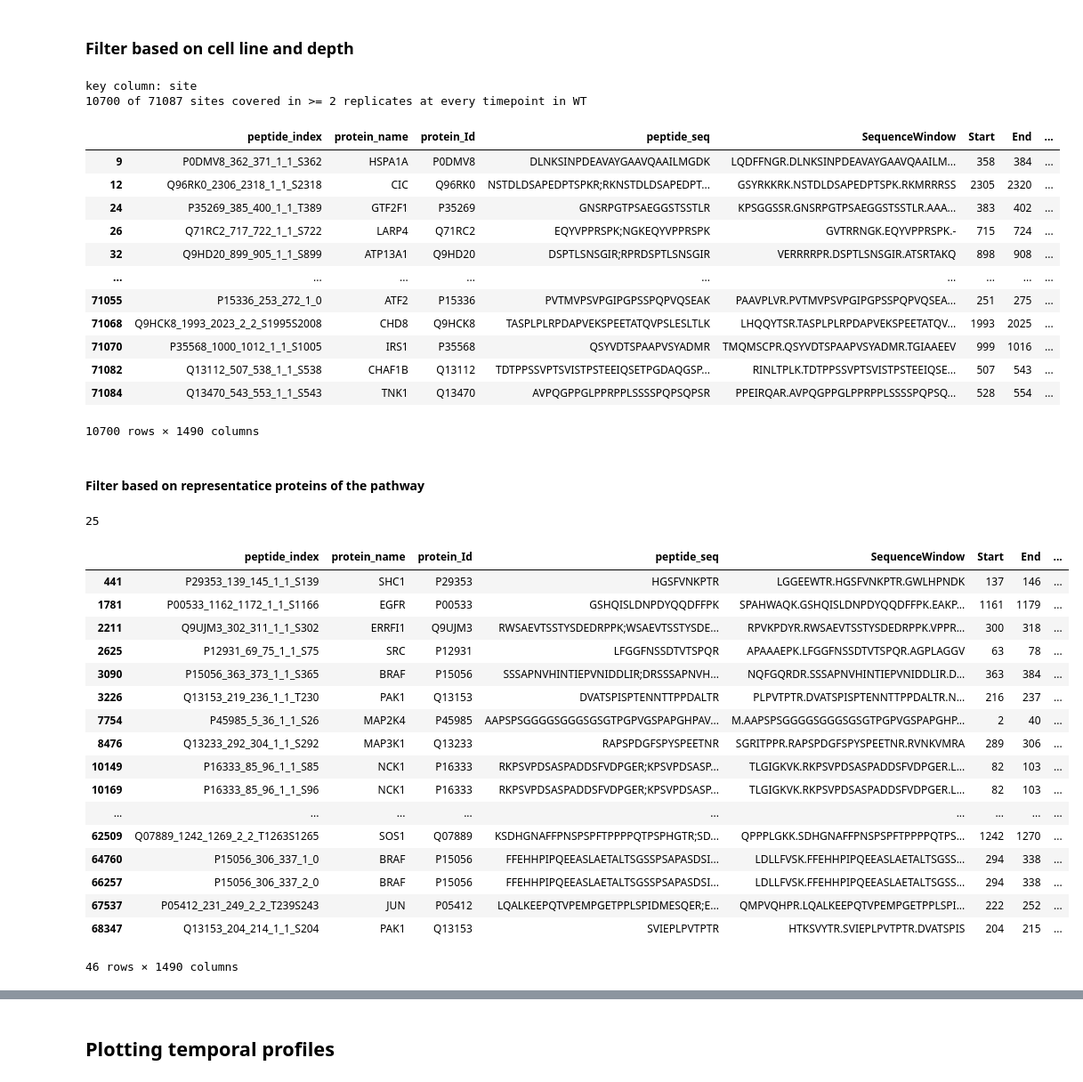
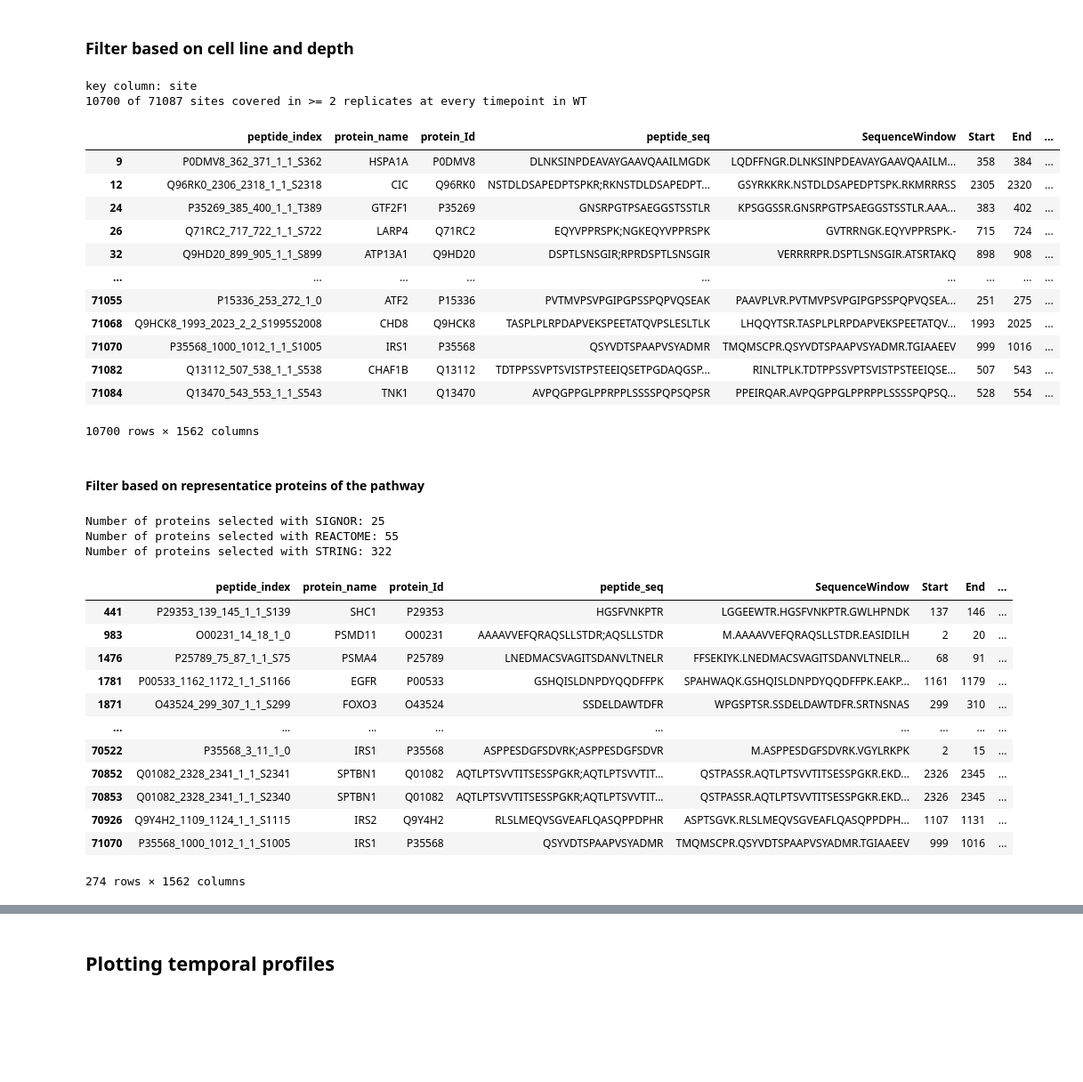
Before and after one commit to IgnacioNavas/TMT_Data_analysis, a Jupyter notebook: notebooks/02_qc/diaPASEF_QC.ipynb, the cells around one changed output, grey strips where cells are left out. Shown at 89% size. Saved outputs shown, nothing was run; the diff lists cells and outputs as text; code cells hidden in the pictures; blank space fills up the shorter version.

```diff
--- a/notebooks/02_qc/diaPASEF_QC.ipynb
+++ b/notebooks/02_qc/diaPASEF_QC.ipynb
@@ -13,3 +15,6 @@ from src.column_spec import *
 # %%
-df = pd.read_csv("../../Experiment/hme1_diaPASEF/Data/Processed/20260818_peptide_MS2quant_None_transformed_limma_phPlus.tsv", sep="\t", low_memory=False)
-df.head(5)
+# df = pd.read_csv("../../Experiment/hme1_diaPASEF/Data/Processed/20260818_peptide_MS2quant_None_transformed_limma_phPlus.tsv", sep="\t", low_memory=False)
+# df = pd.read_csv("../../Experiment/hme1_diaPASEF/Data/Processed/20260819_peptide_MS2quant_Norm_preprocessed.tsv", sep="\t", low_memory=False)
+# df_batch_log2 = pd.read_csv("../../Experiment/hme1_diaPASEF/Data/Processed/20260824_peptide_MS2quant_None_renamed_batchcorrected.tsv", sep="\t", low_memory=False)
+df_batch = pd.read_csv("../../Experiment/hme1_diaPASEF/Data/Processed/20260824_peptide_MS2quant_None_batchCorrected_transformed_limma_phPlus.tsv", sep="\t", low_memory=False)
+# df.head(5)
@@ -293,45 +292,42 @@ key column: site
 | 71070 | P35568_1000_1012_1_1_S1005 | IRS1 | P35568 | QSYVDTSPAAPVSYADMR | TMQMSCPR.QSYVDTSPAAPVSYADMR.TGIAAEEV | 999 | 1016 | ... |
 | 71082 | Q13112_507_538_1_1_S538 | CHAF1B | Q13112 | TDTPPSSVPTSVISTPSTEEIQSETPGDAQGSP... | RINLTPLK.TDTPPSSVPTSVISTPSTEEIQSE... | 507 | 543 | ... |
 | 71084 | Q13470_543_553_1_1_S543 | TNK1 | Q13470 | AVPQGPPGLPPRPPLSSSSPQPSQPSR | PPEIRQAR.AVPQGPPGLPPRPPLSSSSPQPSQ... | 528 | 554 | ... |
-10700 rows × 1490 columns
+10700 rows × 1562 columns
 # %% [markdown]
 #### Filter based on representatice proteins of the pathway
-# %%
-signor = pd.read_csv("../../External_Data/Metadata/Signor/SIGNOR-EGF_14_08_26.tsv", sep="\t", low_memory=False)
-
-signor_proteins = set(signor["IDA"].to_list() + signor["IDB"].to_list()) # ENTITYA  ENTITYB
-signor_proteins = [element for element in signor_proteins if "SIGNOR" not in element and "CHEBI" not in element]
-len(signor_proteins)
-# %% [output]
-25
+# %%
+signor = pd.read_csv("../../External_Data/Metadata/Signor/SIGNOR-EGF_14_08_26.tsv", sep="\t", low_memory=False)
+signor_proteins = set(signor["IDA"].to_list() + signor["IDB"].to_list()) # ENTITYA  ENTITYB
+signor_proteins = [element for element in signor_proteins if "SIGNOR" not in element and "CHEBI" not in element]
+print(f"Number of proteins selected with SIGNOR: {len(signor_proteins)}")
+
+reactome_EGFR= pd.read_csv("../../External_Data/Metadata/Reactome/EGFR_signaling_proteins_reactome.tsv", sep="\t", low_memory=False)
+reactome_proteins = reactome_EGFR["Identifier"].to_list()
+print(f"Number of proteins selected with REACTOME: {len(reactome_proteins)}")
+
+string_MAPK = pd.read_csv("../../External_Data/Metadata/String/MAPK_signaling_cascades_string_interactions.tsv", sep="\t", low_memory=False)
+string_proteins = set(string_MAPK["#node1"].to_list() + string_MAPK["node2"].to_list())
+print(f"Number of proteins selected with STRING: {len(string_proteins)}")
+# %% [output]
+Number of proteins selected with SIGNOR: 25
+Number of proteins selected with REACTOME: 55
+Number of proteins selected with STRING: 322
 # %%
-sub_df = WT_f_df.loc[WT_f_df["protein_Id"].isin(signor_proteins)].copy()
-
-# log2_cols = ColumnSpec.select(df = sub_df,
-#                               data_type = "log2:abs",
-#                               conditions=["_EGF_"],
-#                               cell_lines=["WT"],)
-#
-# sub_df = sub_df[["site"]+log2_cols]
+sub_df = WT_f_df.loc[WT_f_df["protein_name"].isin(string_proteins)].copy()
 sub_df
 # %% [output]
 |  | peptide_index | protein_name | protein_Id | peptide_seq | SequenceWindow | Start | End | ... |
 | 441 | P29353_139_145_1_1_S139 | SHC1 | P29353 | HGSFVNKPTR | LGGEEWTR.HGSFVNKPTR.GWLHPNDK | 137 | 146 | ... |
+| 983 | O00231_14_18_1_0 | PSMD11 | O00231 | AAAAVVEFQRAQSLLSTDR;AQSLLSTDR | M.AAAAVVEFQRAQSLLSTDR.EASIDILH | 2 | 20 | ... |
+| 1476 | P25789_75_87_1_1_S75 | PSMA4 | P25789 | LNEDMACSVAGITSDANVLTNELR | FFSEKIYK.LNEDMACSVAGITSDANVLTNELR... | 68 | 91 | ... |
 | 1781 | P00533_1162_1172_1_1_S1166 | EGFR | P00533 | GSHQISLDNPDYQQDFFPK | SPAHWAQK.GSHQISLDNPDYQQDFFPK.EAKP... | 1161 | 1179 | ... |
-| 2211 | Q9UJM3_302_311_1_1_S302 | ERRFI1 | Q9UJM3 | RWSAEVTSSTYSDEDRPPK;WSAEVTSSTYSDE... | RPVKPDYR.RWSAEVTSSTYSDEDRPPK.VPPR... | 300 | 318 | ... |
-| 2625 | P12931_69_75_1_1_S75 | SRC | P12931 | LFGGFNSSDTVTSPQR | APAAAEPK.LFGGFNSSDTVTSPQR.AGPLAGGV | 63 | 78 | ... |
-| 3090 | P15056_363_373_1_1_S365 | BRAF | P15056 | SSSAPNVHINTIEPVNIDDLIR;DRSSSAPNVH... | NQFGQRDR.SSSAPNVHINTIEPVNIDDLIR.D... | 363 | 384 | ... |
-| 3226 | Q13153_219_236_1_1_T230 | PAK1 | Q13153 | DVATSPISPTENNTTPPDALTR | PLPVTPTR.DVATSPISPTENNTTPPDALTR.N... | 216 | 237 | ... |
-| 7754 | P45985_5_36_1_1_S26 | MAP2K4 | P45985 | AAPSPSGGGGSGGGSGSGTPGPVGSPAPGHPAV... | M.AAPSPSGGGGSGGGSGSGTPGPVGSPAPGHP... | 2 | 40 | ... |
-| 8476 | Q13233_292_304_1_1_S292 | MAP3K1 | Q13233 | RAPSPDGFSPYSPEETNR | SGRITPPR.RAPSPDGFSPYSPEETNR.RVNKVMRA | 289 | 306 | ... |
-| 10149 | P16333_85_96_1_1_S85 | NCK1 | P16333 | RKPSVPDSASPADDSFVDPGER;KPSVPDSASP... | TLGIGKVK.RKPSVPDSASPADDSFVDPGER.L... | 82 | 103 | ... |
-| 10169 | P16333_85_96_1_1_S96 | NCK1 | P16333 | RKPSVPDSASPADDSFVDPGER;KPSVPDSASP... | TLGIGKVK.RKPSVPDSASPADDSFVDPGER.L... | 82 | 103 | ... |
+| 1871 | O43524_299_307_1_1_S299 | FOXO3 | O43524 | SSDELDAWTDFR | WPGSPTSR.SSDELDAWTDFR.SRTNSNAS | 299 | 310 | ... |
 | ... | ... | ... | ... | ... | ... | ... | ... | ... |
-| 62509 | Q07889_1242_1269_2_2_T1263S1265 | SOS1 | Q07889 | KSDHGNAFFPNSPSPFTPPPPQTPSPHGTR;SD... | QPPPLGKK.SDHGNAFFPNSPSPFTPPPPQTPS... | 1242 | 1270 | ... |
-| 64760 | P15056_306_337_1_0 | BRAF | P15056 | FFEHHPIPQEEASLAETALTSGSSPSAPASDSI... | LDLLFVSK.FFEHHPIPQEEASLAETALTSGSS... | 294 | 338 | ... |
-| 66257 | P15056_306_337_2_0 | BRAF | P15056 | FFEHHPIPQEEASLAETALTSGSSPSAPASDSI... | LDLLFVSK.FFEHHPIPQEEASLAETALTSGSS... | 294 | 338 | ... |
-| 67537 | P05412_231_249_2_2_T239S243 | JUN | P05412 | LQALKEEPQTVPEMPGETPPLSPIDMESQER;E... | QMPVQHPR.LQALKEEPQTVPEMPGETPPLSPI... | 222 | 252 | ... |
-| 68347 | Q13153_204_214_1_1_S204 | PAK1 | Q13153 | SVIEPLPVTPTR | HTKSVYTR.SVIEPLPVTPTR.DVATSPIS | 204 | 215 | ... |
+| 70522 | P35568_3_11_1_0 | IRS1 | P35568 | ASPPESDGFSDVRK;ASPPESDGFSDVR | M.ASPPESDGFSDVRK.VGYLRKPK | 2 | 15 | ... |
+| 70852 | Q01082_2328_2341_1_1_S2341 | SPTBN1 | Q01082 | AQTLPTSVVTITSESSPGKR;AQTLPTSVVTIT... | QSTPASSR.AQTLPTSVVTITSESSPGKR.EKD... | 2326 | 2345 | ... |
+| 70853 | Q01082_2328_2341_1_1_S2340 | SPTBN1 | Q01082 | AQTLPTSVVTITSESSPGKR;AQTLPTSVVTIT... | QSTPASSR.AQTLPTSVVTITSESSPGKR.EKD... | 2326 | 2345 | ... |
+| 70926 | Q9Y4H2_1109_1124_1_1_S1115 | IRS2 | Q9Y4H2 | RLSLMEQVSGVEAFLQASQPPDPHR | ASPTSGVK.RLSLMEQVSGVEAFLQASQPPDPH... | 1107 | 1131 | ... |
+| 71070 | P35568_1000_1012_1_1_S1005 | IRS1 | P35568 | QSYVDTSPAAPVSYADMR | TMQMSCPR.QSYVDTSPAAPVSYADMR.TGIAAEEV | 999 | 1016 | ... |
-46 rows × 1490 columns
+274 rows × 1562 columns
 # %%
 fig_scatter, fig_variance, pca_df = pca_plot_interactive(
```
Also changed, not shown: parts of 22 cells of this notebook, 1 other file.
